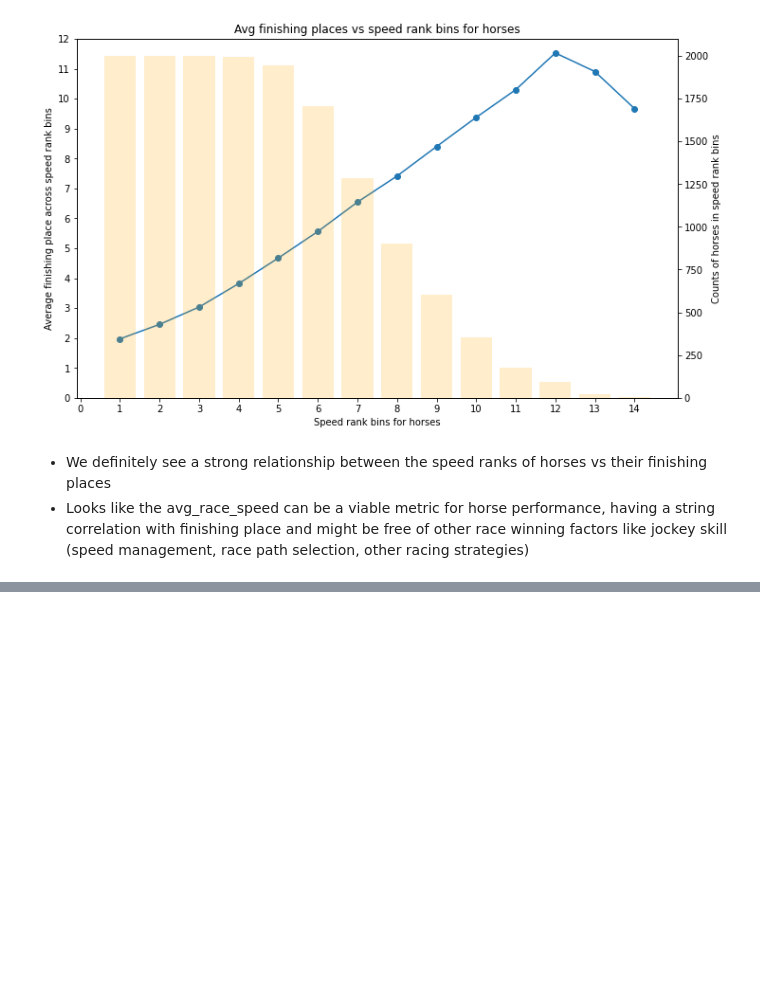
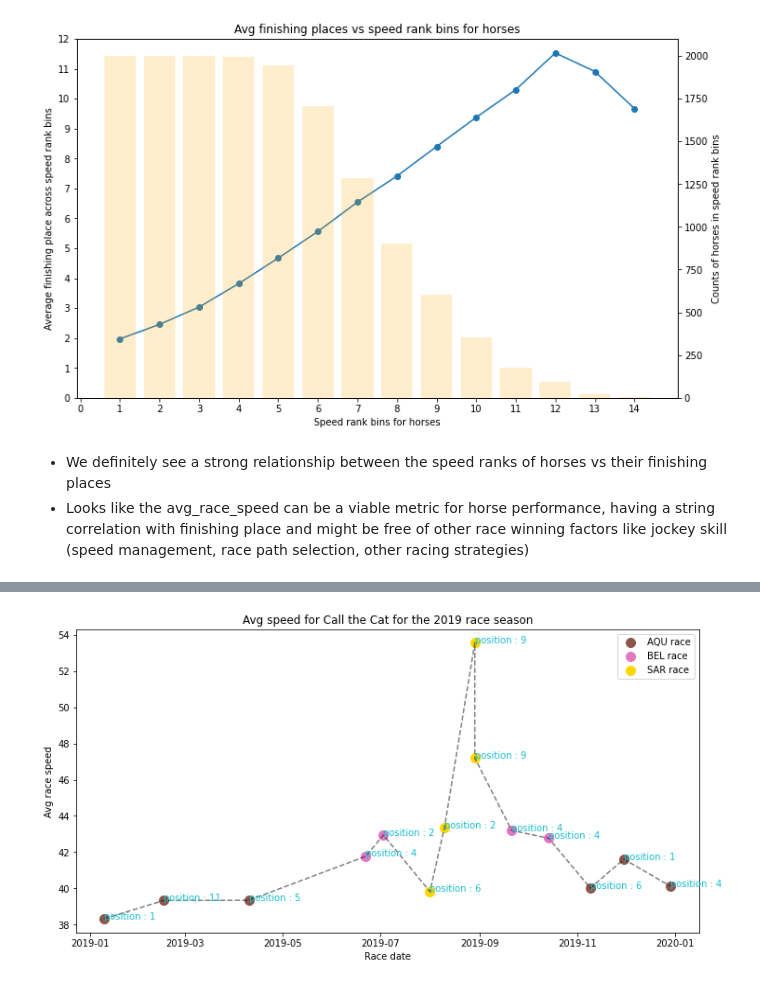
Before and after one commit to parthnaik13/NYRA, a Jupyter notebook: 4_1_POC1.ipynb, the cells around one changed output, grey strips where cells are left out. Cells and saved outputs as stored; diff of their text form; code cells hidden in the pictures; blank space fills up the shorter version.

```diff
--- a/4_1_POC1.ipynb
+++ b/4_1_POC1.ipynb
@@ -112,0 +202,5 @@ plt.show()
+# %%
+horse_id = 238
+horse_season(nyra_typical_races_df.loc[nyra_typical_races_df['horse_id'] == horse_id, :])
+# %% [output]
+[figure, added]
```
Also changed, not shown: parts of 19 cells of this notebook.
